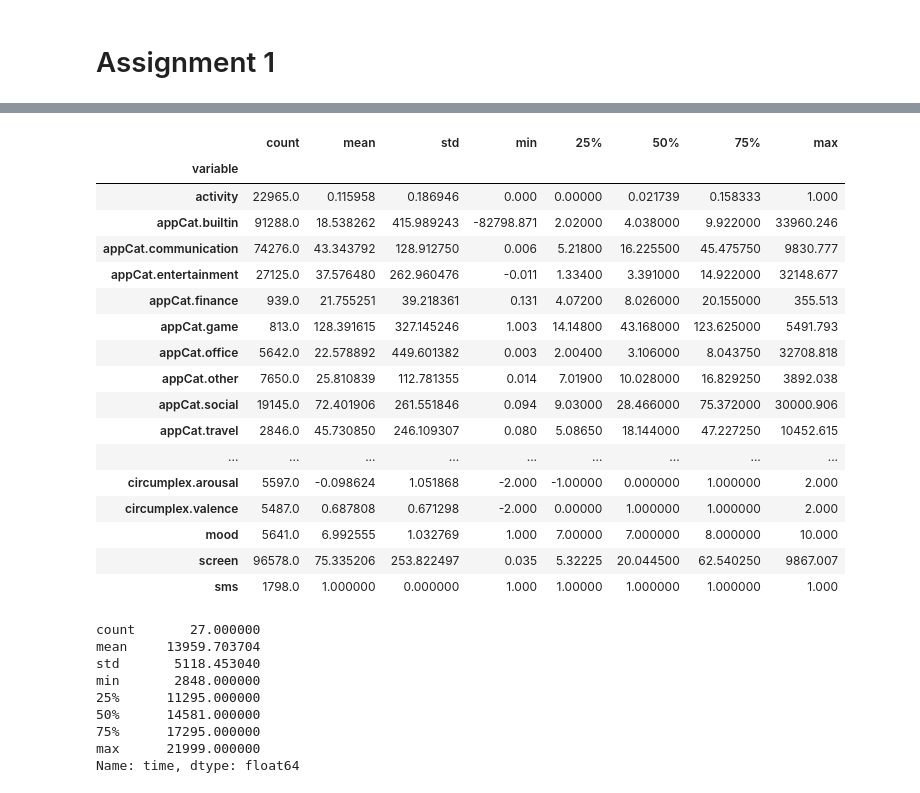
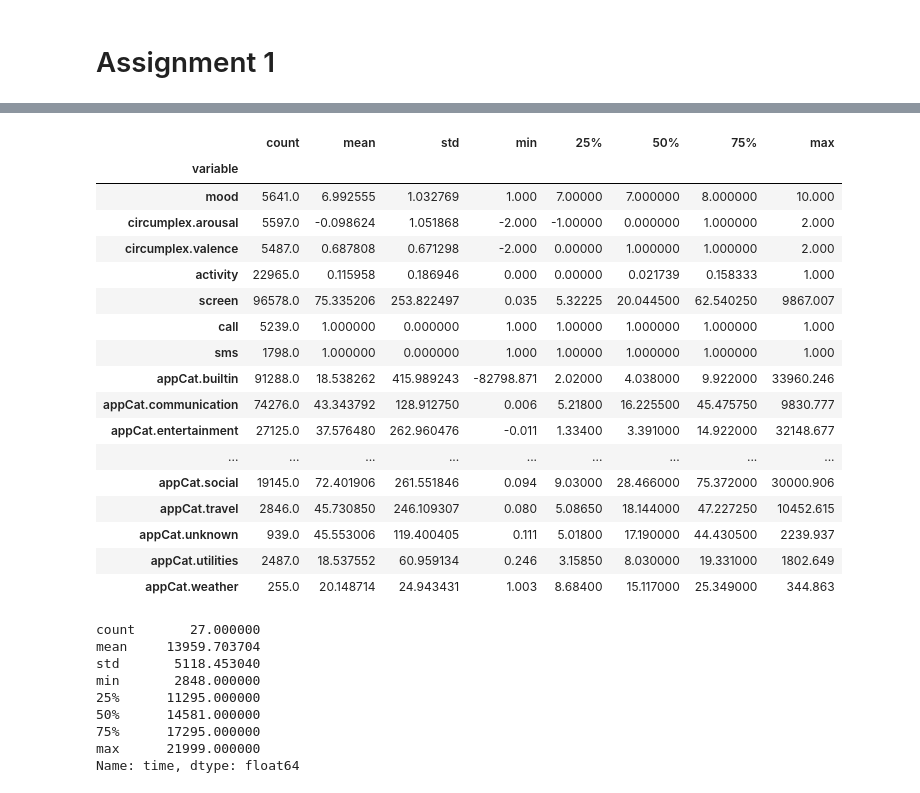
Before and after one commit to ChackMociute/Data-Mining-Techniques, a Jupyter notebook: Ass1.ipynb, the cells around one changed output, grey strips where cells are left out. Saved outputs shown, nothing was run; the diff lists cells and outputs as text; code cells hidden in the pictures.

```diff
--- a/Ass1.ipynb
+++ b/Ass1.ipynb
@@ -17,22 +19,22 @@ df.head()
 # %%
-df.groupby('variable').value.describe()
+df.groupby('variable', sort=False).value.describe()
 # %% [output]
 |  | count | mean | std | min | 25% | 50% | 75% | max |
 | variable |  |  |  |  |  |  |  |  |
+| mood | 5641.0 | 6.992555 | 1.032769 | 1.000 | 7.00000 | 7.000000 | 8.000000 | 10.000 |
+| circumplex.arousal | 5597.0 | -0.098624 | 1.051868 | -2.000 | -1.00000 | 0.000000 | 1.000000 | 2.000 |
+| circumplex.valence | 5487.0 | 0.687808 | 0.671298 | -2.000 | 0.00000 | 1.000000 | 1.000000 | 2.000 |
 | activity | 22965.0 | 0.115958 | 0.186946 | 0.000 | 0.00000 | 0.021739 | 0.158333 | 1.000 |
+| screen | 96578.0 | 75.335206 | 253.822497 | 0.035 | 5.32225 | 20.044500 | 62.540250 | 9867.007 |
+| call | 5239.0 | 1.000000 | 0.000000 | 1.000 | 1.00000 | 1.000000 | 1.000000 | 1.000 |
+| sms | 1798.0 | 1.000000 | 0.000000 | 1.000 | 1.00000 | 1.000000 | 1.000000 | 1.000 |
 | appCat.builtin | 91288.0 | 18.538262 | 415.989243 | -82798.871 | 2.02000 | 4.038000 | 9.922000 | 33960.246 |
 | appCat.communication | 74276.0 | 43.343792 | 128.912750 | 0.006 | 5.21800 | 16.225500 | 45.475750 | 9830.777 |
 | appCat.entertainment | 27125.0 | 37.576480 | 262.960476 | -0.011 | 1.33400 | 3.391000 | 14.922000 | 32148.677 |
-| appCat.finance | 939.0 | 21.755251 | 39.218361 | 0.131 | 4.07200 | 8.026000 | 20.155000 | 355.513 |
-| appCat.game | 813.0 | 128.391615 | 327.145246 | 1.003 | 14.14800 | 43.168000 | 123.625000 | 5491.793 |
-| appCat.office | 5642.0 | 22.578892 | 449.601382 | 0.003 | 2.00400 | 3.106000 | 8.043750 | 32708.818 |
-| appCat.other | 7650.0 | 25.810839 | 112.781355 | 0.014 | 7.01900 | 10.028000 | 16.829250 | 3892.038 |
+| ... | ... | ... | ... | ... | ... | ... | ... | ... |
 | appCat.social | 19145.0 | 72.401906 | 261.551846 | 0.094 | 9.03000 | 28.466000 | 75.372000 | 30000.906 |
 | appCat.travel | 2846.0 | 45.730850 | 246.109307 | 0.080 | 5.08650 | 18.144000 | 47.227250 | 10452.615 |
-| ... | ... | ... | ... | ... | ... | ... | ... | ... |
-| circumplex.arousal | 5597.0 | -0.098624 | 1.051868 | -2.000 | -1.00000 | 0.000000 | 1.000000 | 2.000 |
-| circumplex.valence | 5487.0 | 0.687808 | 0.671298 | -2.000 | 0.00000 | 1.000000 | 1.000000 | 2.000 |
-| mood | 5641.0 | 6.992555 | 1.032769 | 1.000 | 7.00000 | 7.000000 | 8.000000 | 10.000 |
-| screen | 96578.0 | 75.335206 | 253.822497 | 0.035 | 5.32225 | 20.044500 | 62.540250 | 9867.007 |
-| sms | 1798.0 | 1.000000 | 0.000000 | 1.000 | 1.00000 | 1.000000 | 1.000000 | 1.000 |
+| appCat.unknown | 939.0 | 45.553006 | 119.400405 | 0.111 | 5.01800 | 17.190000 | 44.430500 | 2239.937 |
+| appCat.utilities | 2487.0 | 18.537552 | 60.959134 | 0.246 | 3.15850 | 8.030000 | 19.331000 | 1802.649 |
+| appCat.weather | 255.0 | 20.148714 | 24.943431 | 1.003 | 8.68400 | 15.117000 | 25.349000 | 344.863 |
 # %%
```
Also changed, not shown: parts of 12 cells of this notebook.
